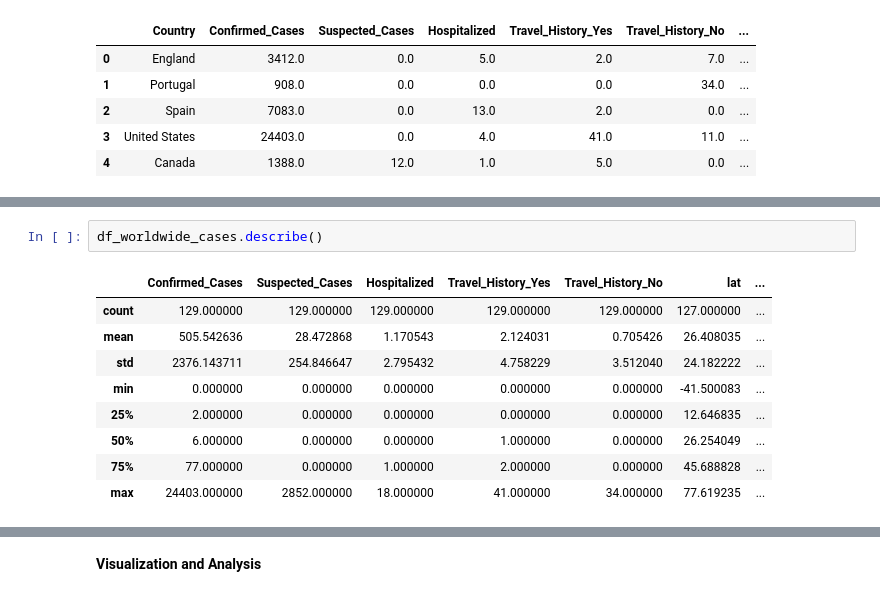
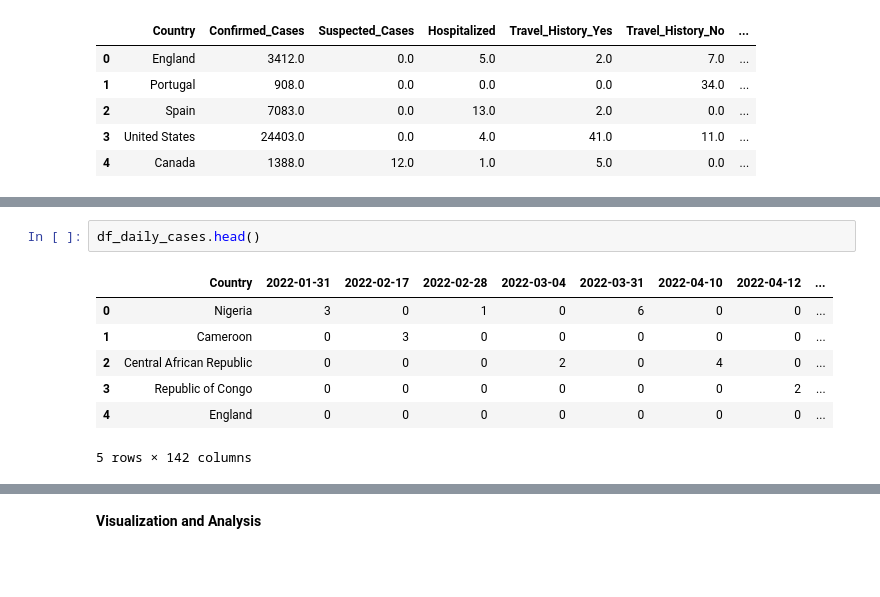
Before and after one commit to vatch123/Monkey-Pox, a Jupyter notebook: EDA_analysis.ipynb, the cells around one changed output, grey strips where cells are left out. Drawn from its saved outputs; the diff is of its cells as text; blank space fills up the shorter version.

```diff
--- a/EDA_analysis.ipynb
+++ b/EDA_analysis.ipynb
@@ -46,15 +27,13 @@ memory usage: 9.2+ KB
-# %%
-df_worldwide_cases.describe()
-# %% [output]
-|  | Confirmed_Cases | Suspected_Cases | Hospitalized | Travel_History_Yes | Travel_History_No | lat | ... |
-| count | 129.000000 | 129.000000 | 129.000000 | 129.000000 | 129.000000 | 127.000000 | ... |
-| mean | 505.542636 | 28.472868 | 1.170543 | 2.124031 | 0.705426 | 26.408035 | ... |
-| std | 2376.143711 | 254.846647 | 2.795432 | 4.758229 | 3.512040 | 24.182222 | ... |
-| min | 0.000000 | 0.000000 | 0.000000 | 0.000000 | 0.000000 | -41.500083 | ... |
-| 25% | 2.000000 | 0.000000 | 0.000000 | 0.000000 | 0.000000 | 12.646835 | ... |
-| 50% | 6.000000 | 0.000000 | 0.000000 | 1.000000 | 0.000000 | 26.254049 | ... |
-| 75% | 77.000000 | 0.000000 | 1.000000 | 2.000000 | 0.000000 | 45.688828 | ... |
-| max | 24403.000000 | 2852.000000 | 18.000000 | 41.000000 | 34.000000 | 77.619235 | ... |
+# %%
+df_daily_cases.head()
+# %% [output]
+|  | Country | 2022-01-31 | 2022-02-17 | 2022-02-28 | 2022-03-04 | 2022-03-31 | 2022-04-10 | 2022-04-12 | ... |
+| 0 | Nigeria | 3 | 0 | 1 | 0 | 6 | 0 | 0 | ... |
+| 1 | Cameroon | 0 | 3 | 0 | 0 | 0 | 0 | 0 | ... |
+| 2 | Central African Republic | 0 | 0 | 0 | 2 | 0 | 4 | 0 | ... |
+| 3 | Republic of Congo | 0 | 0 | 0 | 0 | 0 | 0 | 2 | ... |
+| 4 | England | 0 | 0 | 0 | 0 | 0 | 0 | 0 | ... |
+5 rows × 142 columns
 # %%
 df_detection_timeline.describe()
 # %% [output]
```
Also changed, not shown: parts of 21 cells of this notebook, 8 other files.
